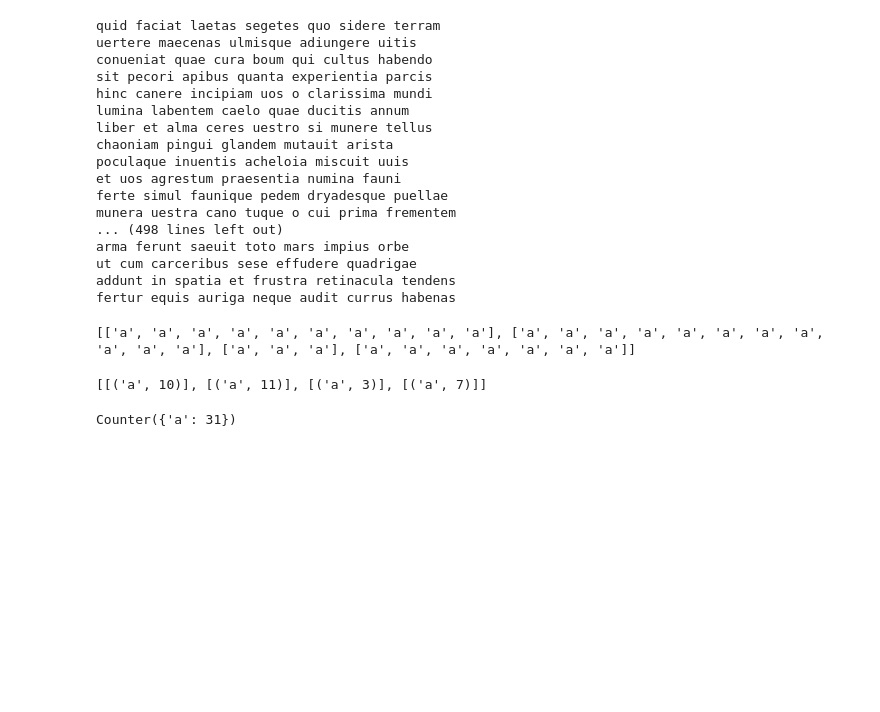
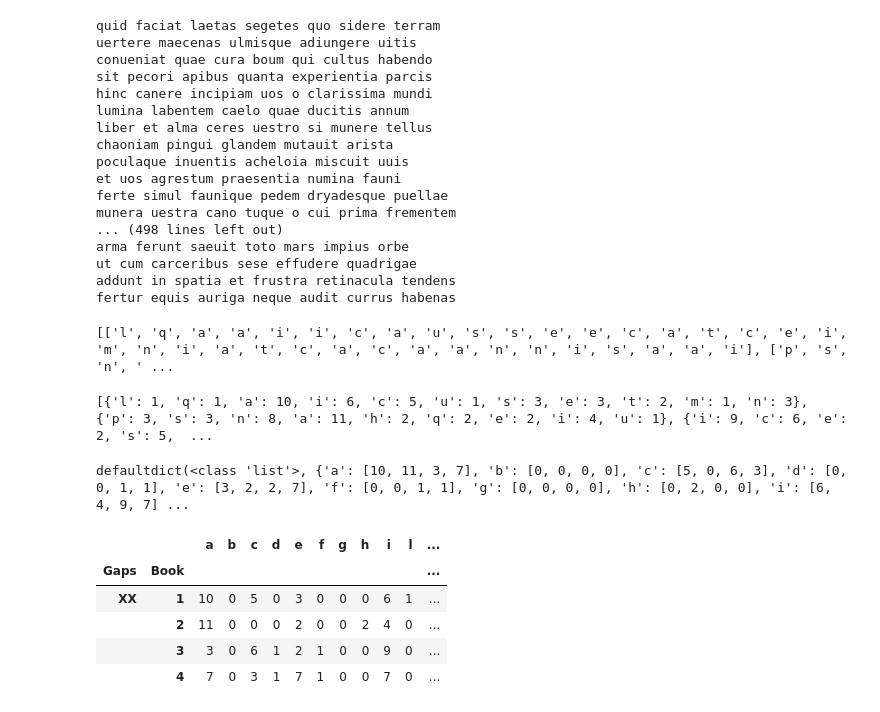
Before and after one commit to diyclassics/ll-experiments, a Jupyter notebook: herdan.ipynb, the cells around one changed output. Drawn from its saved outputs; the diff is of its cells as text; code cells hidden in the pictures; blank space fills up the shorter version.

```diff
--- a/herdan.ipynb
+++ b/herdan.ipynb
@@ -128,20 +126,56 @@ for bigrams in georgics_bigrams:
     xx = []
 
     for bigram in bigrams:
-        if get_x_match(bigram) and bigram.startswith('a'):
+        if get_x_match(bigram):
             xx.append(bigram[0])
 
     georgics_matches.append(xx)
 
 print(georgics_matches)
 # %% [output]
-[['a', 'a', 'a', 'a', 'a', 'a', 'a', 'a', 'a', 'a'], ['a', 'a', 'a', 'a', 'a', 'a', 'a', 'a', 'a', 'a', 'a'], ['a', 'a', 'a'], ['a', 'a', 'a', 'a', 'a', 'a', 'a']]
+[['l', 'q', 'a', 'a', 'i', 'i', 'c', 'a', 'u', 's', 's', 'e', 'e', 'c', 'a', 't', 'c', 'e', 'i', 'm', 'n', 'i', 'a', 't', 'c', 'a', 'c', 'a', 'a', 'n', 'n', 'i', 's', 'a', 'a', 'i'], ['p', 's', 'n', ' ...
 # %%
 georgics_match_counts = [Counter(match) for match in georgics_matches]
-pprint([sorted(count.items()) for count in georgics_match_counts])
+georgics_match_counts = [dict(count.items()) for count in georgics_match_counts]
+l = georgics_match_counts
+print(georgics_match_counts)
 # %% [output]
-[[('a', 10)], [('a', 11)], [('a', 3)], [('a', 7)]]
+[{'l': 1, 'q': 1, 'a': 10, 'i': 6, 'c': 5, 'u': 1, 's': 3, 'e': 3, 't': 2, 'm': 1, 'n': 3}, {'p': 3, 's': 3, 'n': 8, 'a': 11, 'h': 2, 'q': 2, 'e': 2, 'i': 4, 'u': 1}, {'i': 9, 'c': 6, 'e': 2, 's': 5,  ...
-# %%
-sum(georgics_match_counts, Counter())
-# %% [output]
-Counter({'a': 31})
+# %%
+alpha_keys = ['a', 'b', 'c', 'd', 'e', 'f', 'g', 'h', 'i', 'l', 'm', 'n', 'o', 'p', 'q', 'r', 's', 't', 'u']
+
+from collections import defaultdict
+d = defaultdict(list)
+
+for letter in alpha_keys:
+    for item in l:
+        if letter in item.keys():
+            d[letter].append(item[letter])
+        else:
+            d[letter].append(0)
+
+print(d)
+# %% [output]
+defaultdict(<class 'list'>, {'a': [10, 11, 3, 7], 'b': [0, 0, 0, 0], 'c': [5, 0, 6, 3], 'd': [0, 0, 1, 1], 'e': [3, 2, 2, 7], 'f': [0, 0, 1, 1], 'g': [0, 0, 0, 0], 'h': [0, 2, 0, 0], 'i': [6, 4, 9, 7] ...
+# %%
+
+#df['Gaps'] = ['XX'] * 4
+#df.index.name = 'Gaps'
+#df['Books'] = [1,2,3,4]
+#df.set_index('Books', append=True, inplace=True)
+#df.reindex(index=['Gaps','Book'])
+#df.stack(level=['Gaps','Books'])
+#df.pivot('Gaps')
+
+tuples = list(zip(*[['XX']*4,['1','2','3','4']]))
+index = pd.MultiIndex.from_tuples(tuples, names=['Gaps', 'Book'])
+df = pd.DataFrame.from_dict(d)
+df.index = index
+df
+# %% [output]
+|  |  | a | b | c | d | e | f | g | h | i | l | ... |
+| Gaps | Book |  |  |  |  |  |  |  |  |  |  | ... |
+| XX | 1 | 10 | 0 | 5 | 0 | 3 | 0 | 0 | 0 | 6 | 1 | ... |
+|  | 2 | 11 | 0 | 0 | 0 | 2 | 0 | 0 | 2 | 4 | 0 | ... |
+|  | 3 | 3 | 0 | 6 | 1 | 2 | 1 | 0 | 0 | 9 | 0 | ... |
+|  | 4 | 7 | 0 | 3 | 1 | 7 | 1 | 0 | 0 | 7 | 0 | ... |
```
Also changed, not shown: parts of 27 cells of this notebook, 1 other file.
